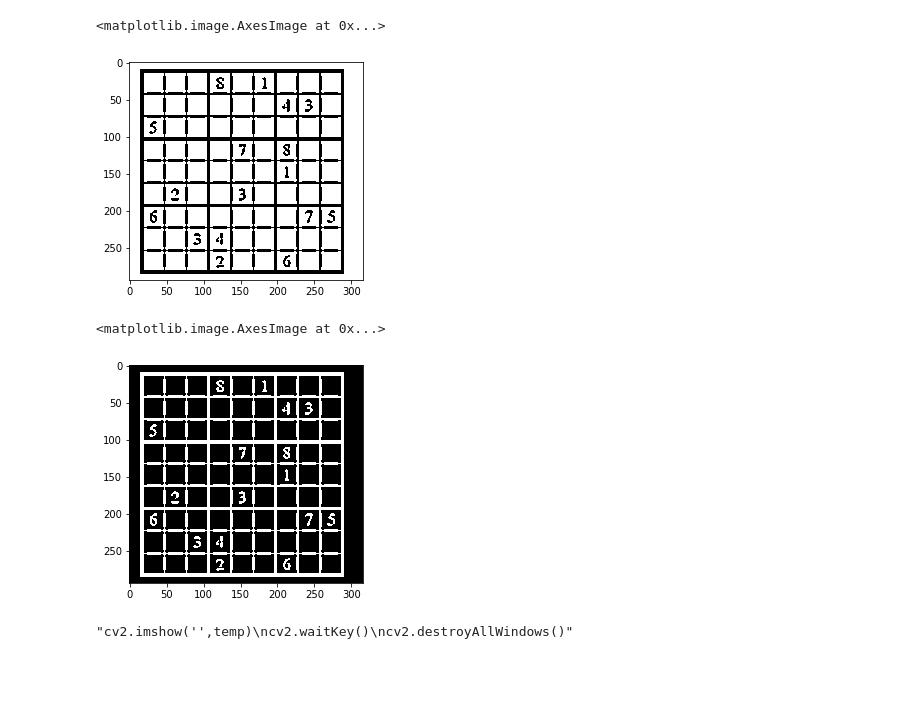
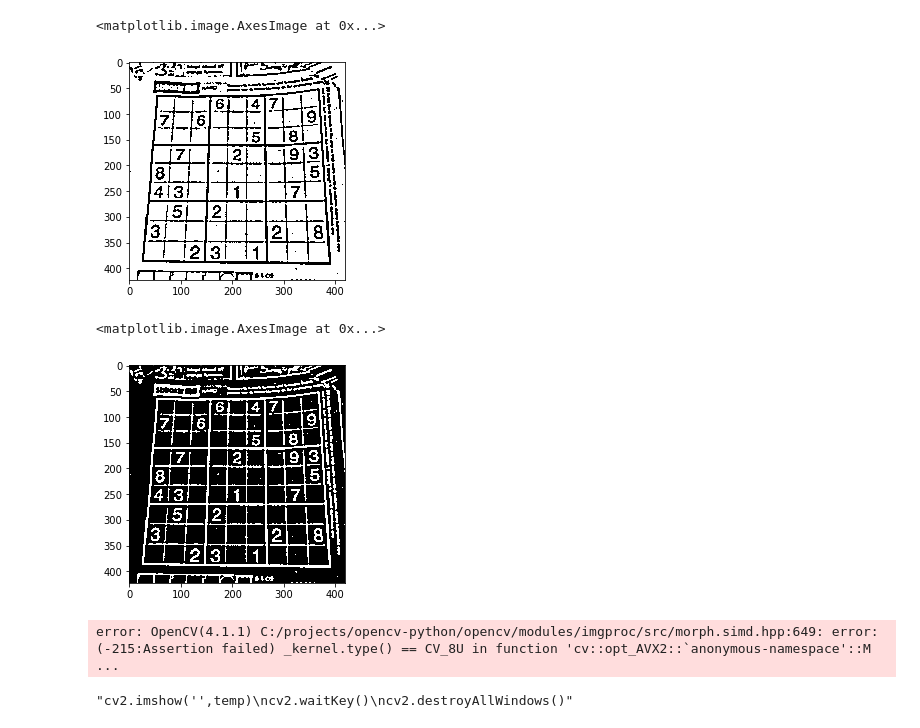
Before and after one commit to Srikanth-Kb/Sudoku-Solver, a Jupyter notebook: Sudoku Solver.ipynb, the cells around one changed output. Saved outputs shown, nothing was run; the diff lists cells and outputs as text; code cells hidden in the pictures; blank space fills up the shorter version.

```diff
--- a/Sudoku Solver.ipynb
+++ b/Sudoku Solver.ipynb
@@ -4,7 +4,7 @@ import numpy as np
 import matplotlib.pyplot as plt
 from solver import *
 # %%
-image = cv2.imread('3.jpg')
+image = cv2.imread('1.jpg')
 gray_image = cv2.cvtColor(image,cv2.COLOR_BGR2GRAY)
 plt.imshow(image)
 # %% [output]
@@ -13,5 +13,5 @@ plt.imshow(image)
 # %%
-blur_image = cv2.GaussianBlur(gray_image,(5,5),0)
+blur_image = cv2.GaussianBlur(gray_image,(9,9),0)
 plt.imshow(blur_image, cmap='gray')
 # %% [output]
 <matplotlib.image.AxesImage at 0x...>
@@ -21,13 +21,19 @@ thresh = cv2.adaptiveThreshold(blur_image,255, cv2.ADAPTIVE_THRESH_GAUSSIAN_C, c
 plt.imshow(thresh, cmap='gray')
 # %% [output]
 <matplotlib.image.AxesImage at 0x...>
-[figure, old version]
+[figure, new version]
 # %%
-binary_image = cv2.bitwise_not(thresh)
+binary_image = cv2.bitwise_not(thresh,thresh)
 plt.imshow(binary_image, cmap = 'gray')
 # %% [output]
 <matplotlib.image.AxesImage at 0x...>
-[figure, old version]
+[figure, new version]
+# %%
+kernel = np.array([[0., 1., 0.], [1., 1., 1.], [0., 1., 0.]])
+dilated_image = cv2.dilate(binary_image, kernel)
+plt.imshow(dilated_image, cmap = 'gray')
+# %% [output]
+error: OpenCV(4.1.1) C:/projects/opencv-python/opencv/modules/imgproc/src/morph.simd.hpp:649: error: (-215:Assertion failed) _kernel.type() == CV_8U in function 'cv::opt_AVX2::`anonymous-namespace'::M ...
 # %%
 line_image = binary_image
 temp = image
```
Also changed, not shown: parts of 18 cells of this notebook.
